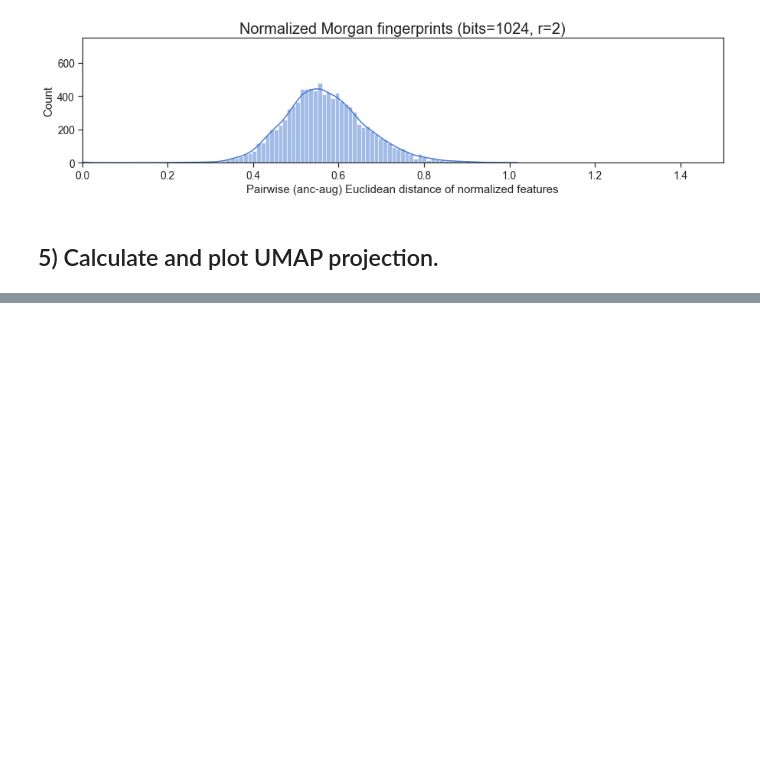
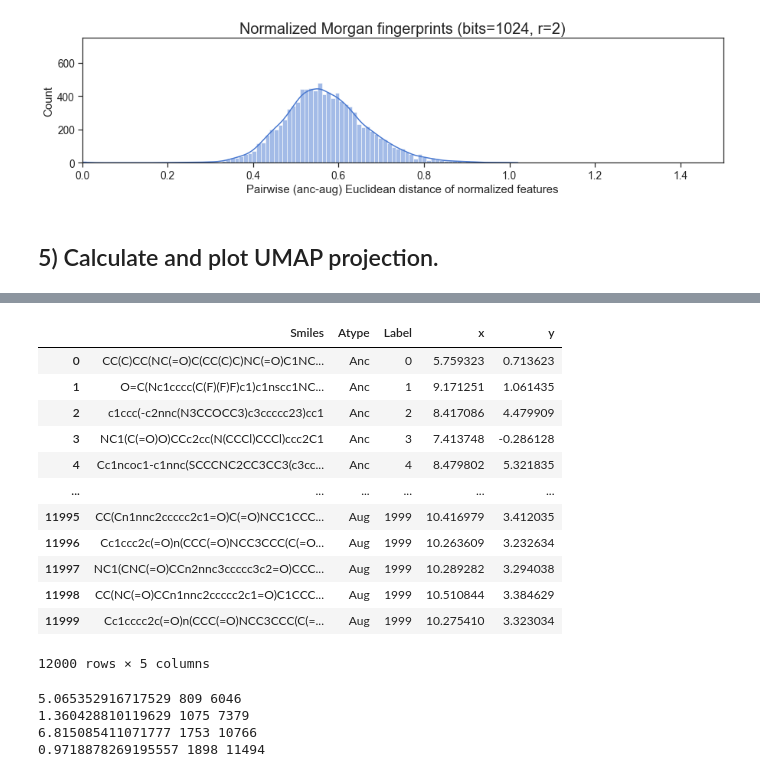
Before and after one commit to katfish666/SALSA, a Jupyter notebook: notebooks_03_baselines/20220502_fp_baseline_dists_and_umap.ipynb, the cells around one changed output, grey strips where cells are left out. Saved outputs shown, nothing was run; the diff lists cells and outputs as text; code cells hidden in the pictures; blank space fills up the shorter version.

```diff
--- a/notebooks_03_baselines/20220502_fp_baseline_dists_and_umap.ipynb
+++ b/notebooks_03_baselines/20220502_fp_baseline_dists_and_umap.ipynb
@@ -218,0 +234,48 @@ Saved umap plot to /home/kat/Repos/SALSA/results/umap_figs/2022050220_baseline_2
+# %%
+df_umap
+# %% [output]
+|  | Smiles | Atype | Label | x | y |
+| 0 | CC(C)CC(NC(=O)C(CC(C)C)NC(=O)C1NC... | Anc | 0 | 5.759323 | 0.713623 |
+| 1 | O=C(Nc1cccc(C(F)(F)F)c1)c1nscc1NC... | Anc | 1 | 9.171251 | 1.061435 |
+| 2 | c1ccc(-c2nnc(N3CCOCC3)c3ccccc23)cc1 | Anc | 2 | 8.417086 | 4.479909 |
+| 3 | NC1(C(=O)O)CCc2cc(N(CCCl)CCCl)ccc2C1 | Anc | 3 | 7.413748 | -0.286128 |
+| 4 | Cc1ncoc1-c1nnc(SCCCNC2CC3CC3(c3cc... | Anc | 4 | 8.479802 | 5.321835 |
+| ... | ... | ... | ... | ... | ... |
+| 11995 | CC(Cn1nnc2ccccc2c1=O)C(=O)NCC1CCC... | Aug | 1999 | 10.416979 | 3.412035 |
+| 11996 | Cc1ccc2c(=O)n(CCC(=O)NCC3CCC(C(=O... | Aug | 1999 | 10.263609 | 3.232634 |
+| 11997 | NC1(CNC(=O)CCn2nnc3ccccc3c2=O)CCC... | Aug | 1999 | 10.289282 | 3.294038 |
+| 11998 | CC(NC(=O)CCn1nnc2ccccc2c1=O)C1CCC... | Aug | 1999 | 10.510844 | 3.384629 |
+| 11999 | Cc1cccc2c(=O)n(CCC(=O)NCC3CCC(C(=... | Aug | 1999 | 10.275410 | 3.323034 |
+12000 rows × 5 columns
+# %%
+from tqdm.notebook import tqdm
+from scipy.spatial import distance
+from itertools import combinations as combo
+
+umap_anc_aug_dists = []
+far = []
+for anc,augs in tqdm(anc_map.items(), total=len(anc_map)):
+    augs = list(augs)
+    augs.pop(0)
+
+    x_anc = df_umap.loc[anc,'x']
+    y_anc = df_umap.loc[anc,'y']
+    coord_anc = [x_anc, y_anc]
+#     print(x_anc)
+    for aug in augs:
+        x_aug = df_umap.loc[aug,'x']
+        y_aug = df_umap.loc[aug,'y']
+        coord_aug = [x_aug, y_aug]
+        d = distance.euclidean(coord_anc, coord_aug)
+
+        if d > 0.95:
+            print(d,anc,aug)
+            far.append(anc)
+        umap_anc_aug_dists.append(d)
+
+dist_arr = np.array(anc_aug_dists)
+# %% [output]
+5.065352916717529 809 6046
+1.360428810119629 1075 7379
+6.815085411071777 1753 10766
+0.9718878269195557 1898 11494
```
Also changed, not shown: parts of 7 cells of this notebook, 37 other files.
